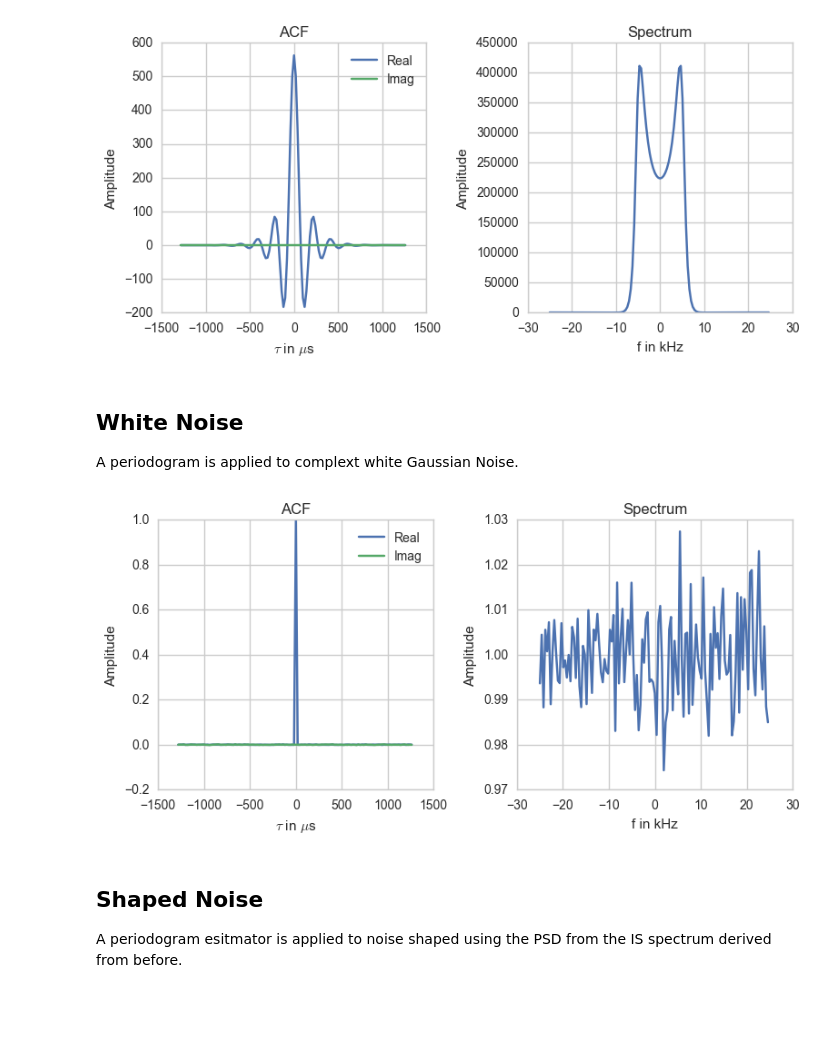
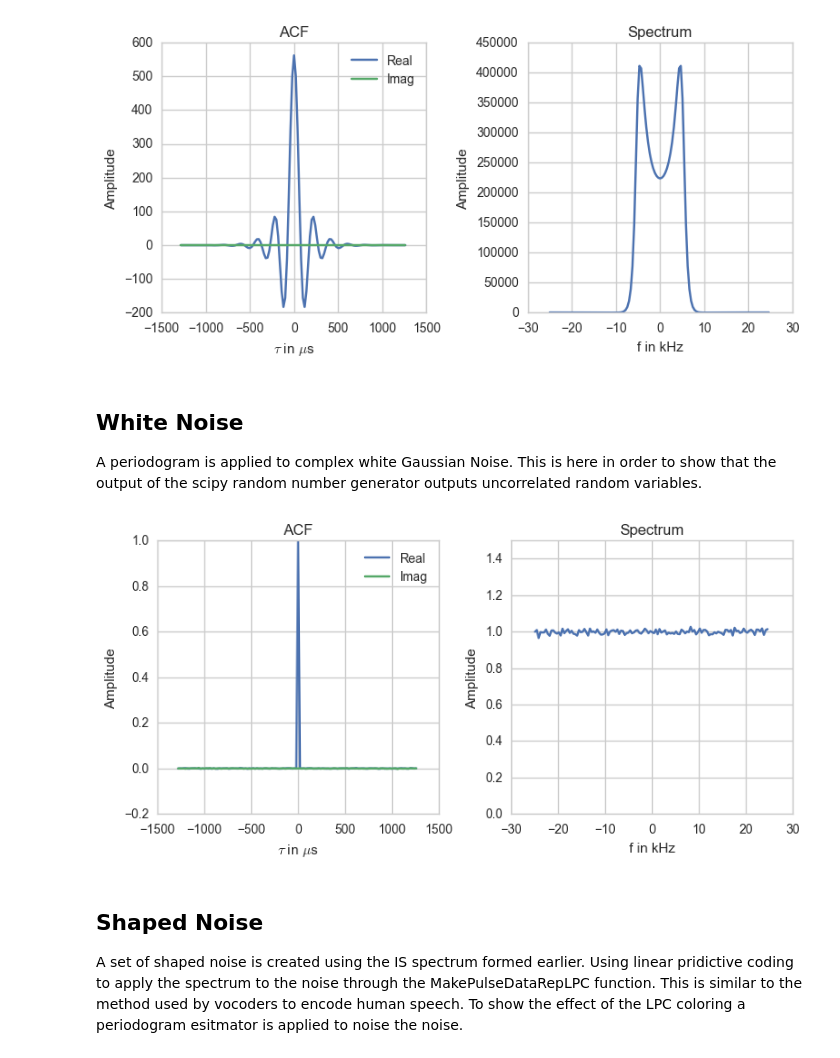
Before and after one commit to jswoboda/SimISR, a Jupyter notebook: ExampleNotebooks/SpecEstimator.ipynb, the cells around one changed output. Cells and saved outputs as stored; diff of their text form; code cells hidden in the pictures; blank space fills up the shorter version.

```diff
--- a/ExampleNotebooks/SpecEstimator.ipynb
+++ b/ExampleNotebooks/SpecEstimator.ipynb
@@ -23,7 +30,7 @@ sns.set_context("notebook")
 ## IS Spectra
 This will create an example ISR spectra that will be used.
 # %%
-ISpec_ion = ISRSpectrum(centerFrequency = 449e6, nspec=nspec, sampfreq=spfreq,dFlag=True)
+ISpec_ion = ISRSpectrum(centerFrequency = 449e6, nspec=nspec, sampfreq=spfreq,dFlag=False)
 
 species=['O+','e-']
 databloc = sp.array([[1.66e10,1e3],[1.66e10,2.5e3]])
@@ -51,30 +58,31 @@ Calculating Gordeyev int for ion species #0
 [figure]
 # %% [markdown]
 ## White Noise
-A periodogram is applied to complext white Gaussian Noise.
+A periodogram is applied to complex white Gaussian Noise. This is here in order to show that the output of the scipy random number generator outputs uncorrelated random variables.
 # %%
 xin =sp.power(2,-.5)*(sp.random.randn(rep1,nspec)+1j*sp.random.randn(rep1,nspec))
 
 Xfft=sp.power(nspec,-.5)*scfft.fftshift(scfft.fft(xin,axis=-1),axes=-1)
 Xperiod=sp.power(Xfft.real,2).mean(0) +sp.power(Xfft.imag,2).mean(0)
 tau2,acfperiod=spect2acf(f,Xperiod*nspec)
 
 fig2,ax2 = plt.subplots(1,2,sharey=False, figsize=(8,4),facecolor='w')
 rp,imp=ax2[0].plot(tau2*1e6,acfperiod.real,tau2*1e6,acfperiod.imag)
 ax2[0].legend([rp,imp],['Real','Imag'])
 ax2[0].set_ylabel('Amplitude')
 ax2[0].set_title('ACF')
 ax2[0].set_xlabel(r'$\tau$ in $\mu$s')
 
 ax2[1].plot(f*1e-3,Xperiod.real)
 ax2[1].set_ylabel('Amplitude')
 ax2[1].set_title('Spectrum')
 ax2[1].set_xlabel(r'f in kHz')
+ax2[1].set_ylim([0.,1.5])
 fig2.tight_layout()
 # %% [output]
-[figure, old version]
+[figure, new version]
-# %% [markdown]
-## Shaped Noise
-A periodogram esitmator is applied to noise shaped using the PSD from the IS spectrum derived from before.
+# %% [markdown]
+## Shaped Noise
+A set of shaped noise is created using the IS spectrum formed earlier. Using linear pridictive coding to apply the spectrum to the noise through the MakePulseDataRepLPC function. This is similar to the method used by vocoders to encode human speech. To show the effect of the LPC coloring a periodogram esitmator is applied to noise the noise.
 # %%
 pulse=sp.ones(nspec)
```
Also changed, not shown: parts of 11 cells of this notebook.
